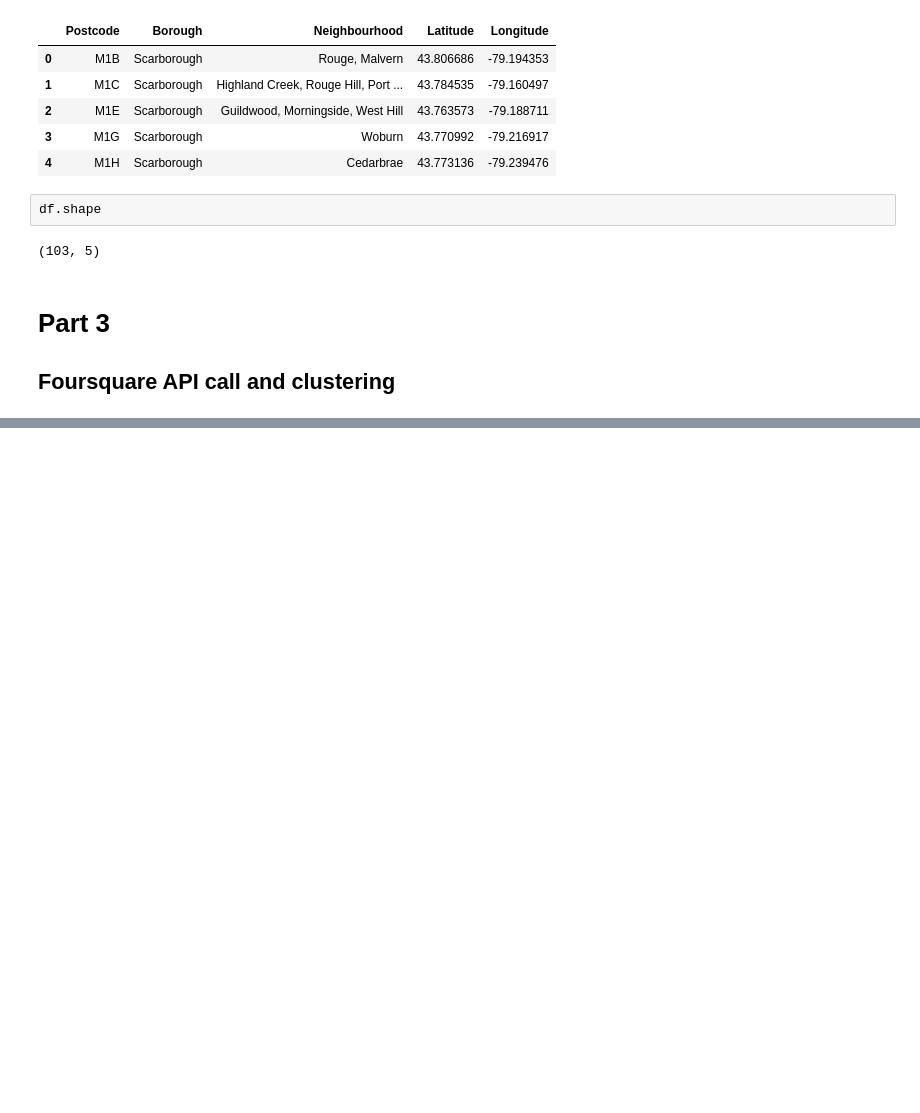
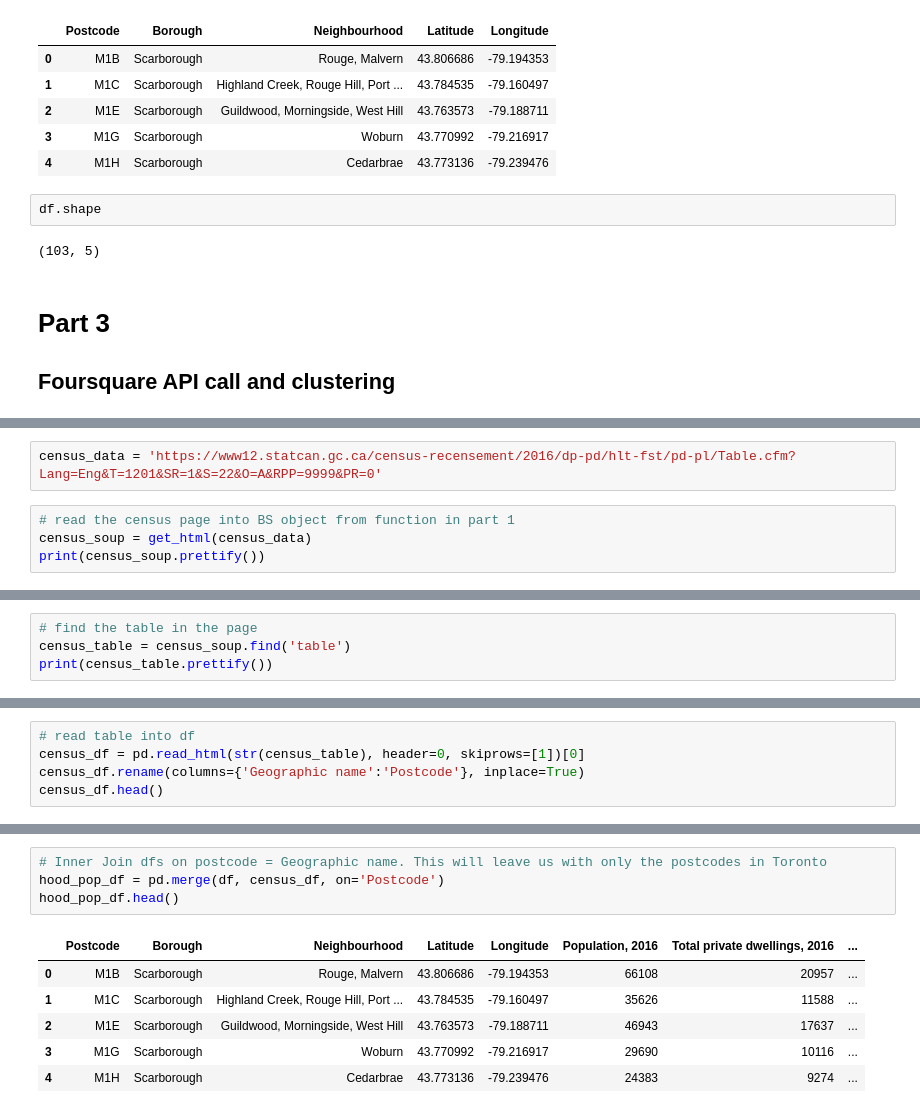
Before and after one commit to Ajstanley89/Battle-of-the-Neighborhoods, a Jupyter notebook: Clustering Toronto Neighborhoods.ipynb, the cells around one changed output, grey strips where cells are left out. Saved outputs shown, nothing was run; the diff lists cells and outputs as text; blank space fills up the shorter version.

```diff
--- a/Clustering Toronto Neighborhoods.ipynb
+++ b/Clustering Toronto Neighborhoods.ipynb
@@ -216,0 +243,6 @@ df.shape
+# %%
+census_data = 'https://www12.statcan.gc.ca/census-recensement/2016/dp-pd/hlt-fst/pd-pl/Table.cfm?Lang=Eng&T=1201&SR=1&S=22&O=A&RPP=9999&PR=0'
+# %%
+# read the census page into BS object from function in part 1
+census_soup = get_html(census_data)
+print(census_soup.prettify())
@@ -216,0 +267,4 @@ df.shape
+# %%
+# find the table in the page
+census_table = census_soup.find('table')
+print(census_table.prettify())
@@ -216,0 +289,5 @@ df.shape
+# %%
+# read table into df
+census_df = pd.read_html(str(census_table), header=0, skiprows=[1])[0]
+census_df.rename(columns={'Geographic name':'Postcode'}, inplace=True)
+census_df.head()
@@ -216,0 +301,11 @@ df.shape
+# %%
+# Inner Join dfs on postcode = Geographic name. This will leave us with only the postcodes in Toronto
+hood_pop_df = pd.merge(df, census_df, on='Postcode')
+hood_pop_df.head()
+# %% [output]
+|  | Postcode | Borough | Neighbourhood | Latitude | Longitude | Population, 2016 | Total private dwellings, 2016 | ... |
+| 0 | M1B | Scarborough | Rouge, Malvern | 43.806686 | -79.194353 | 66108 | 20957 | ... |
+| 1 | M1C | Scarborough | Highland Creek, Rouge Hill, Port ... | 43.784535 | -79.160497 | 35626 | 11588 | ... |
+| 2 | M1E | Scarborough | Guildwood, Morningside, West Hill | 43.763573 | -79.188711 | 46943 | 17637 | ... |
+| 3 | M1G | Scarborough | Woburn | 43.770992 | -79.216917 | 29690 | 10116 | ... |
+| 4 | M1H | Scarborough | Cedarbrae | 43.773136 | -79.239476 | 24383 | 9274 | ... |
```
Also changed, not shown: parts of 18 cells of this notebook.
